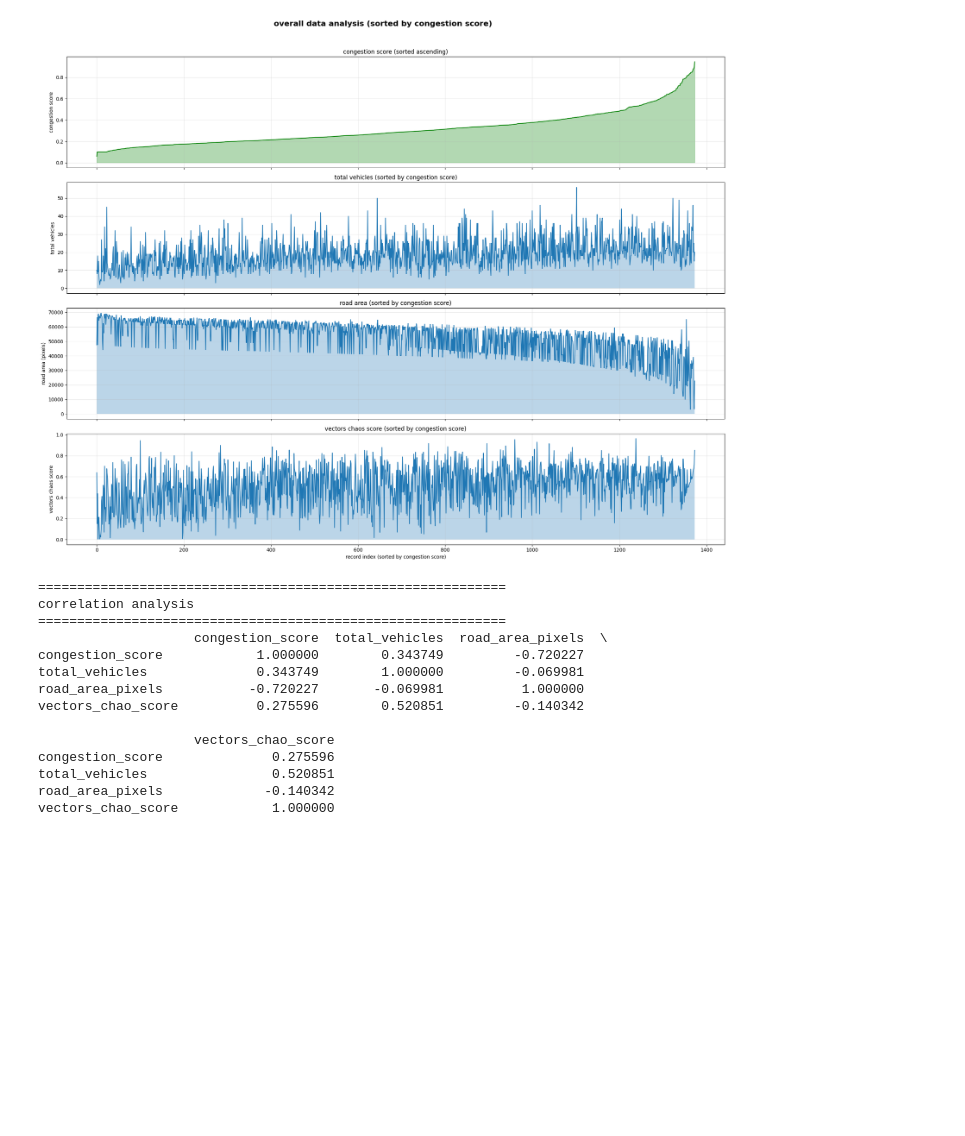
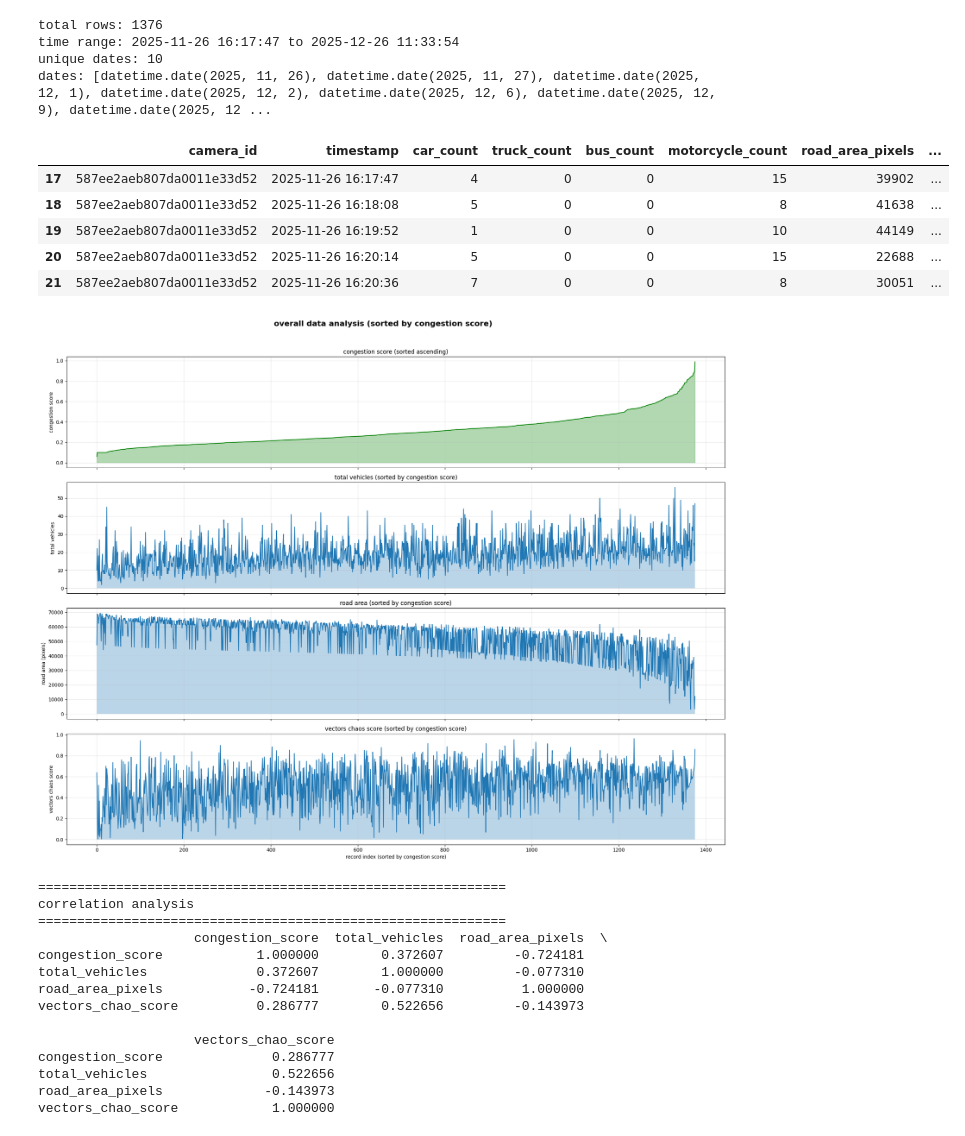
Before and after one commit to cjjjjjk/traaaa, a Jupyter notebook: weekly_report/week14_15/test.ipynb, the cells around one changed output. Drawn from its saved outputs; the diff is of its cells as text; code cells hidden in the pictures; blank space fills up the shorter version.

```diff
--- a/weekly_report/week14_15/test.ipynb
+++ b/weekly_report/week14_15/test.ipynb
@@ -4,34 +4,45 @@ import matplotlib.pyplot as plt
 import matplotlib.dates as mdates
 import numpy as np
 
 # read csv file
-df = pd.read_csv('../../data/raw/frame_cameras.csv')
+df = pd.read_csv('databases.csv')
 
 # convert timestamp to datetime
 df['timestamp'] = pd.to_datetime(df['timestamp'])
 
 # convert european decimal format (comma) to standard format (dot)
 def convert_decimal(x):
     if pd.isna(x):
         return np.nan
     if isinstance(x, str):
         return float(x.replace(',', '.'))
     return float(x)
 
 df['vectors_chao_score'] = df['vectors_chao_score'].apply(convert_decimal)
 df['congestion_score'] = df['congestion_score'].apply(convert_decimal)
 
 # sort by timestamp
 df = df.sort_values('timestamp')
 
 # extract date for grouping
 df['date'] = df['timestamp'].dt.date
 
 print(f"total rows: {len(df)}")
 print(f"time range: {df['timestamp'].min()} to {df['timestamp'].max()}")
 print(f"unique dates: {df['date'].nunique()}")
 print(f"dates: {sorted(df['date'].unique())}")
 df.head()
+# %% [output]
+total rows: 1376
+time range: 2025-11-26 16:17:47 to 2025-12-26 11:33:54
+unique dates: 10
+dates: [datetime.date(2025, 11, 26), datetime.date(2025, 11, 27), datetime.date(2025, 12, 1), datetime.date(2025, 12, 2), datetime.date(2025, 12, 6), datetime.date(2025, 12, 9), datetime.date(2025, 12 ...
+|  | camera_id | timestamp | car_count | truck_count | bus_count | motorcycle_count | road_area_pixels | ... |
+| 17 | 587ee2aeb807da0011e33d52 | 2025-11-26 16:17:47 | 4 | 0 | 0 | 15 | 39902 | ... |
+| 18 | 587ee2aeb807da0011e33d52 | 2025-11-26 16:18:08 | 5 | 0 | 0 | 8 | 41638 | ... |
+| 19 | 587ee2aeb807da0011e33d52 | 2025-11-26 16:19:52 | 1 | 0 | 0 | 10 | 44149 | ... |
+| 20 | 587ee2aeb807da0011e33d52 | 2025-11-26 16:20:14 | 5 | 0 | 0 | 15 | 22688 | ... |
+| 21 | 587ee2aeb807da0011e33d52 | 2025-11-26 16:20:36 | 7 | 0 | 0 | 8 | 30051 | ... |
 # %%
 # get unique dates
 unique_dates = sorted(df['date'].unique())
@@ -175,18 +186,18 @@ correlation_cols = [
 ]
 print(df_sorted[correlation_cols].corr())
 # %% [output]
-[figure, old version]
+[figure, new version]
 ============================================================
 correlation analysis
 ============================================================
                     congestion_score  total_vehicles  road_area_pixels  \
-congestion_score            1.000000        0.343749         -0.720227
-total_vehicles              0.343749        1.000000         -0.069981
-road_area_pixels           -0.720227       -0.069981          1.000000
-vectors_chao_score          0.275596        0.520851         -0.140342
+congestion_score            1.000000        0.372607         -0.724181
+total_vehicles              0.372607        1.000000         -0.077310
+road_area_pixels           -0.724181       -0.077310          1.000000
+vectors_chao_score          0.286777        0.522656         -0.143973
 
                     vectors_chao_score
-congestion_score              0.275596
-total_vehicles                0.520851
-road_area_pixels             -0.140342
+congestion_score              0.286777
+total_vehicles                0.522656
+road_area_pixels             -0.143973
 vectors_chao_score            1.000000
```
Also changed, not shown: parts of 3 cells of this notebook, 45 other files.
